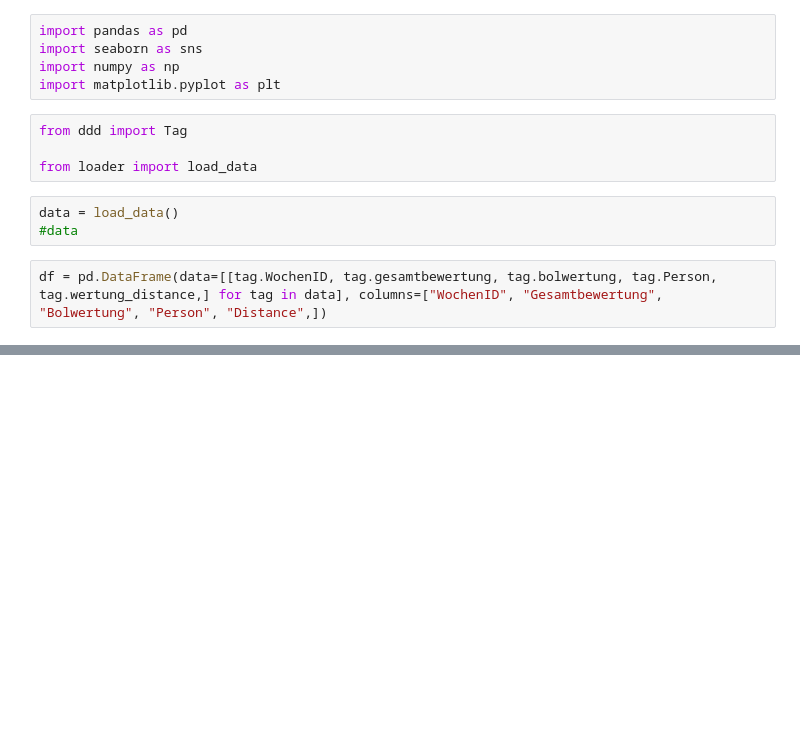
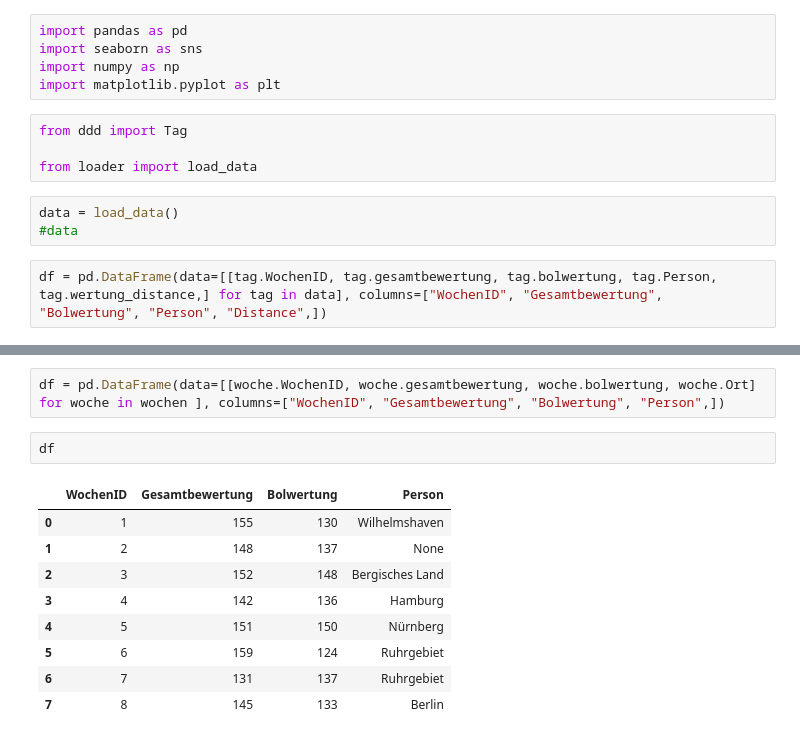
Before and after one commit to whiskyheat/ddd-dpd, a Jupyter notebook: notebooks/test.ipynb, the cells around one changed output, grey strips where cells are left out. Cells and saved outputs as stored; diff of their text form; blank space fills up the shorter version.

```diff
--- a/notebooks/test.ipynb
+++ b/notebooks/test.ipynb
@@ -77,0 +163,14 @@ plot = plot_ddd_vs_dpd(df, axis_min=None)
+# %%
+df = pd.DataFrame(data=[[woche.WochenID, woche.gesamtbewertung, woche.bolwertung, woche.Ort] for woche in wochen ], columns=["WochenID", "Gesamtbewertung", "Bolwertung", "Person",])
+# %%
+df
+# %% [output]
+|  | WochenID | Gesamtbewertung | Bolwertung | Person |
+| 0 | 1 | 155 | 130 | Wilhelmshaven |
+| 1 | 2 | 148 | 137 | None |
+| 2 | 3 | 152 | 148 | Bergisches Land |
+| 3 | 4 | 142 | 136 | Hamburg |
+| 4 | 5 | 151 | 150 | Nürnberg |
+| 5 | 6 | 159 | 124 | Ruhrgebiet |
+| 6 | 7 | 131 | 137 | Ruhrgebiet |
+| 7 | 8 | 145 | 133 | Berlin |
```
Also changed, not shown: parts of 11 cells of this notebook, 2 other files.
